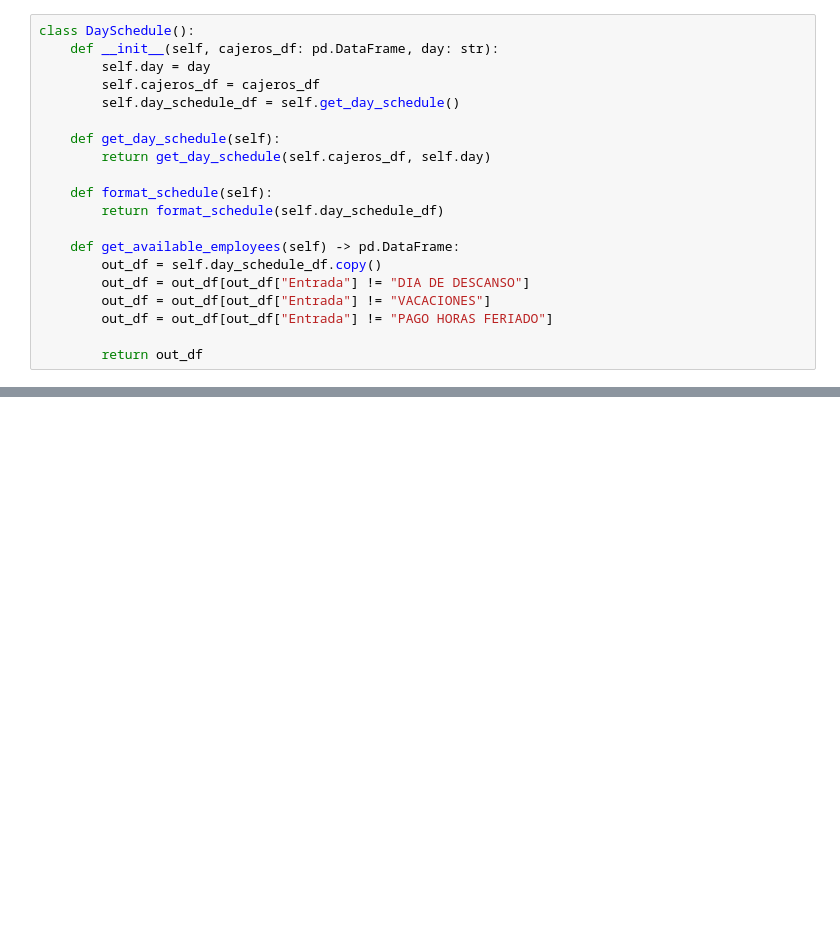
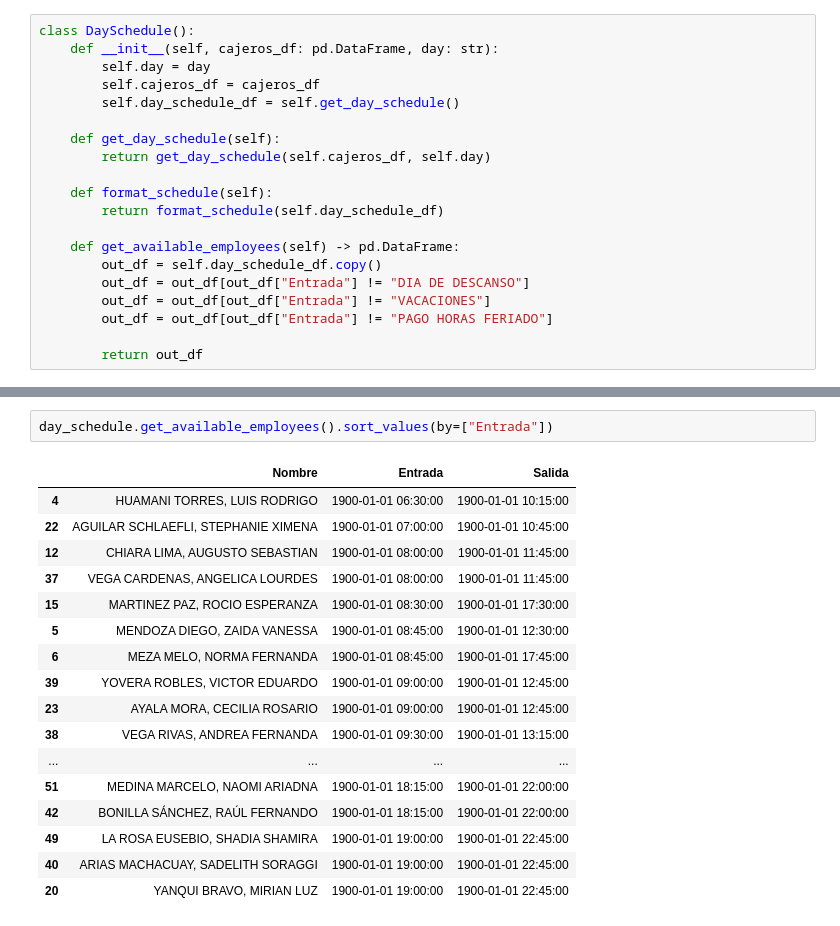
Before and after one commit to xXThiago34Xx/SuperPy, a Jupyter notebook: main.ipynb, the cells around one changed output, grey strips where cells are left out. Drawn from its saved outputs; the diff is of its cells as text; blank space fills up the shorter version.

```diff
--- a/main.ipynb
+++ b/main.ipynb
@@ -339,3 +338,23 @@ seg3
 | 51 | MEDINA MARCELO, NAOMI ARIADNA | 1900-01-01 18:15:00 | 1900-01-01 22:00:00 |
 | 42 | BONILLA SÁNCHEZ, RAÚL FERNANDO | 1900-01-01 18:15:00 | 1900-01-01 22:00:00 |
 | 20 | YANQUI BRAVO, MIRIAN LUZ | 1900-01-01 19:00:00 | 1900-01-01 22:45:00 |
+# %%
+day_schedule.get_available_employees().sort_values(by=["Entrada"])
+# %% [output]
+|  | Nombre | Entrada | Salida |
+| 4 | HUAMANI TORRES, LUIS RODRIGO | 1900-01-01 06:30:00 | 1900-01-01 10:15:00 |
+| 22 | AGUILAR SCHLAEFLI, STEPHANIE XIMENA | 1900-01-01 07:00:00 | 1900-01-01 10:45:00 |
+| 12 | CHIARA LIMA, AUGUSTO SEBASTIAN | 1900-01-01 08:00:00 | 1900-01-01 11:45:00 |
+| 37 | VEGA CARDENAS, ANGELICA LOURDES | 1900-01-01 08:00:00 | 1900-01-01 11:45:00 |
+| 15 | MARTINEZ PAZ, ROCIO ESPERANZA | 1900-01-01 08:30:00 | 1900-01-01 17:30:00 |
+| 5 | MENDOZA DIEGO, ZAIDA VANESSA | 1900-01-01 08:45:00 | 1900-01-01 12:30:00 |
+| 6 | MEZA MELO, NORMA FERNANDA | 1900-01-01 08:45:00 | 1900-01-01 17:45:00 |
+| 39 | YOVERA ROBLES, VICTOR EDUARDO | 1900-01-01 09:00:00 | 1900-01-01 12:45:00 |
+| 23 | AYALA MORA, CECILIA ROSARIO | 1900-01-01 09:00:00 | 1900-01-01 12:45:00 |
+| 38 | VEGA RIVAS, ANDREA FERNANDA | 1900-01-01 09:30:00 | 1900-01-01 13:15:00 |
+| ... | ... | ... | ... |
+| 51 | MEDINA MARCELO, NAOMI ARIADNA | 1900-01-01 18:15:00 | 1900-01-01 22:00:00 |
+| 42 | BONILLA SÁNCHEZ, RAÚL FERNANDO | 1900-01-01 18:15:00 | 1900-01-01 22:00:00 |
+| 49 | LA ROSA EUSEBIO, SHADIA SHAMIRA | 1900-01-01 19:00:00 | 1900-01-01 22:45:00 |
+| 40 | ARIAS MACHACUAY, SADELITH SORAGGI | 1900-01-01 19:00:00 | 1900-01-01 22:45:00 |
+| 20 | YANQUI BRAVO, MIRIAN LUZ | 1900-01-01 19:00:00 | 1900-01-01 22:45:00 |
```
Also changed, not shown: parts of 8 cells of this notebook, 1 other file.
